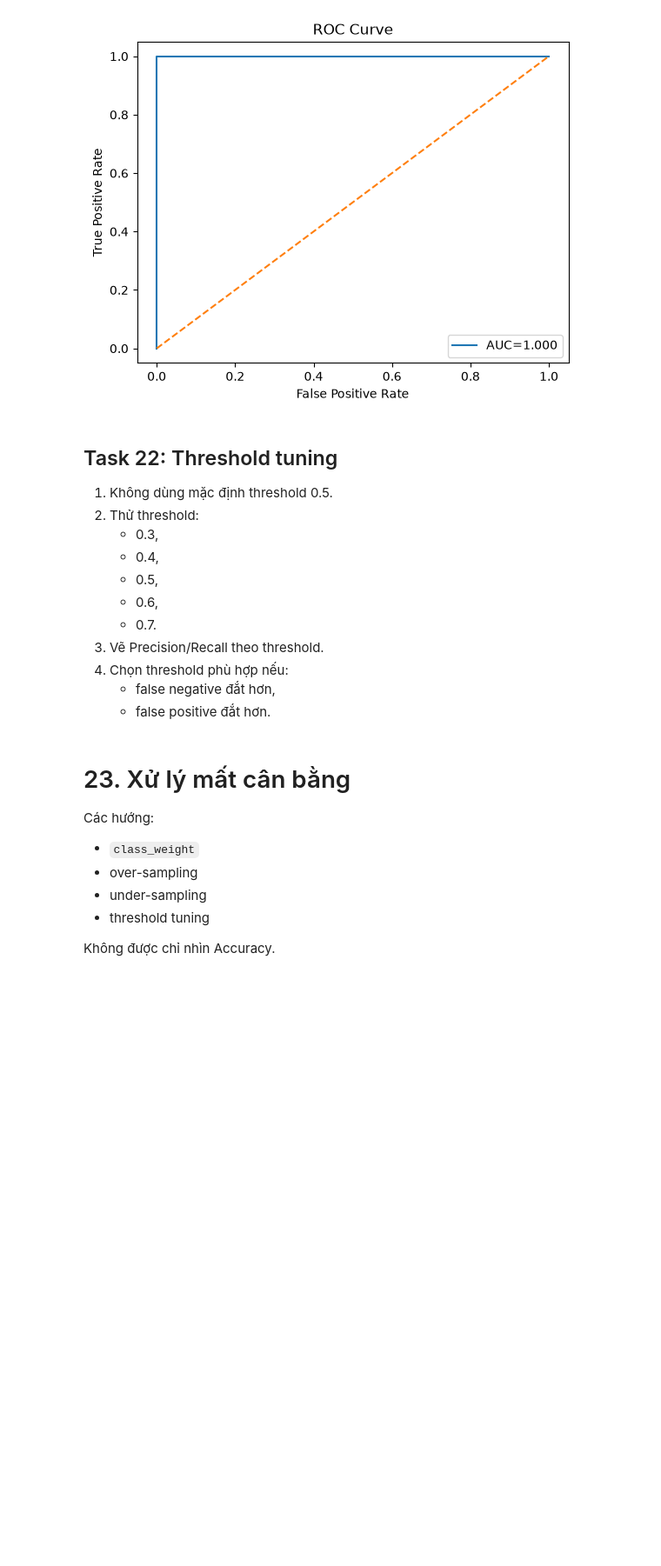
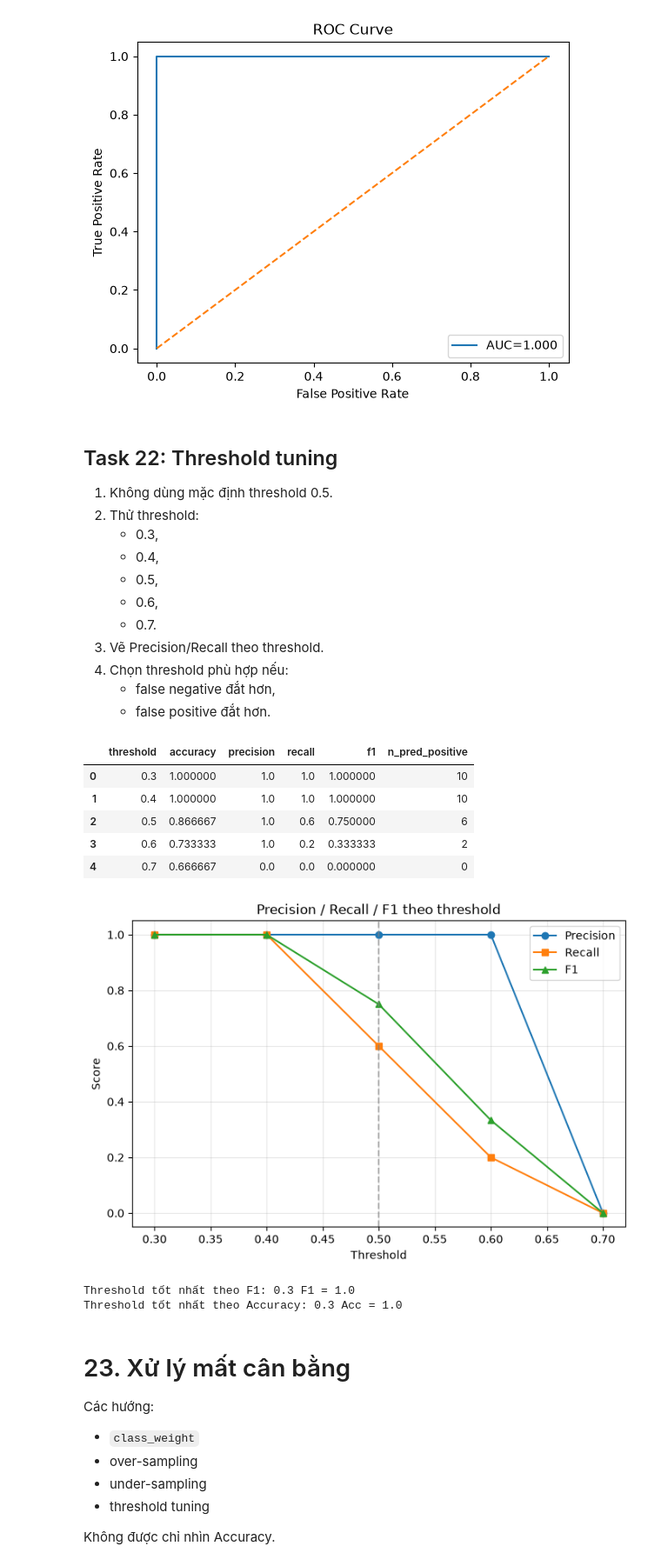
Before and after one commit to GiaHuy910/NLP-TeamHomeWork, a Jupyter notebook: [Chap3]Text_Classification_Sentiment.ipynb, the cells around one changed output. Shown at 87% size. Cells and saved outputs as stored; diff of their text form; code cells hidden in the pictures; blank space fills up the shorter version.

```diff
--- a/[Chap3]Text_Classification_Sentiment.ipynb
+++ b/[Chap3]Text_Classification_Sentiment.ipynb
@@ -353,6 +354,7 @@ df["text_norm"] = df["text"].map(normalize_text)
 train_df['text_norm']=train_df["sentence"].map(normalize_text)
 display(df[["text", "text_norm"]].head())
 display(train_df[["sentence", "text_norm"]].head())
+df_sentiment = df.copy()
 # %% [output]
 |  | text | text_norm |
 | 0 | Cá nhân mình thấy Bài tập quá nhi... | cá nhân mình thấy bài tập quá nhi... |
@@ -2938,11 +2940,11 @@ Ta chuyển sentiment thành:
 Logistic Regression có `predict_proba`, phù hợp để minh họa ROC.
 # %%
 Xb_train, Xb_test, yb_train, yb_test = train_test_split(
-    df["text_norm"],
-    df["binary_sentiment"],
+    df_sentiment["text_norm"],
+    df_sentiment["binary_sentiment"],
     test_size=0.25,
     random_state=RANDOM_STATE,
-    stratify=df["binary_sentiment"]
+    stratify=df_sentiment["binary_sentiment"]
 )
 
 binary_lr = Pipeline([
@@ -2985,7 +2987,51 @@ ROC-AUC: 1.0
    - false negative đắt hơn,
    - false positive đắt hơn.
 # %%
-# TODO: viết hàm evaluate_threshold(...)
+def evaluate_threshold(y_true, proba, thresholds):
+    rows = []
+    for th in thresholds:
+        pred = (proba >= th).astype(int)
+        rows.append({
+            "threshold": th,
+            "accuracy": accuracy_score(y_true, pred),
+            "precision": precision_score(y_true, pred, zero_division=0),
+            "recall": recall_score(y_true, pred, zero_division=0),
+            "f1": f1_score(y_true, pred, zero_division=0),
+            "n_pred_positive": int(pred.sum()),
+        })
+    return pd.DataFrame(rows)
+
+thresholds = [0.3, 0.4, 0.5, 0.6, 0.7]
+th_df = evaluate_threshold(y_true_binary, proba, thresholds)
+display(th_df)
+
+plt.figure(figsize=(8, 5))
+plt.plot(th_df["threshold"], th_df["precision"], marker="o", label="Precision")
+plt.plot(th_df["threshold"], th_df["recall"], marker="s", label="Recall")
+plt.plot(th_df["threshold"], th_df["f1"], marker="^", label="F1")
+plt.axvline(0.5, linestyle="--", color="gray", alpha=0.6)
+plt.xlabel("Threshold")
+plt.ylabel("Score")
+plt.title("Precision / Recall / F1 theo threshold")
+plt.legend()
+plt.grid(alpha=0.3)
+plt.show()
+
+# Phân tích lựa chọn threshold
+best_f1_row = th_df.loc[th_df["f1"].idxmax()]
+best_acc_row = th_df.loc[th_df["accuracy"].idxmax()]
+print("Threshold tốt nhất theo F1:", best_f1_row["threshold"], "F1 =", round(best_f1_row["f1"], 4))
+print("Threshold tốt nhất theo Accuracy:", best_acc_row["threshold"], "Acc =", round(best_acc_row["accuracy"], 4))
+# %% [output]
+|  | threshold | accuracy | precision | recall | f1 | n_pred_positive |
+| 0 | 0.3 | 1.000000 | 1.0 | 1.0 | 1.000000 | 10 |
+| 1 | 0.4 | 1.000000 | 1.0 | 1.0 | 1.000000 | 10 |
+| 2 | 0.5 | 0.866667 | 1.0 | 0.6 | 0.750000 | 6 |
+| 3 | 0.6 | 0.733333 | 1.0 | 0.2 | 0.333333 | 2 |
+| 4 | 0.7 | 0.666667 | 0.0 | 0.0 | 0.000000 | 0 |
+[figure, added]
+Threshold tốt nhất theo F1: 0.3 F1 = 1.0
+Threshold tốt nhất theo Accuracy: 0.3 Acc = 1.0
 # %% [markdown]
 # 23. Xử lý mất cân bằng
 
```
Also changed, not shown: parts of 24 cells of this notebook.
